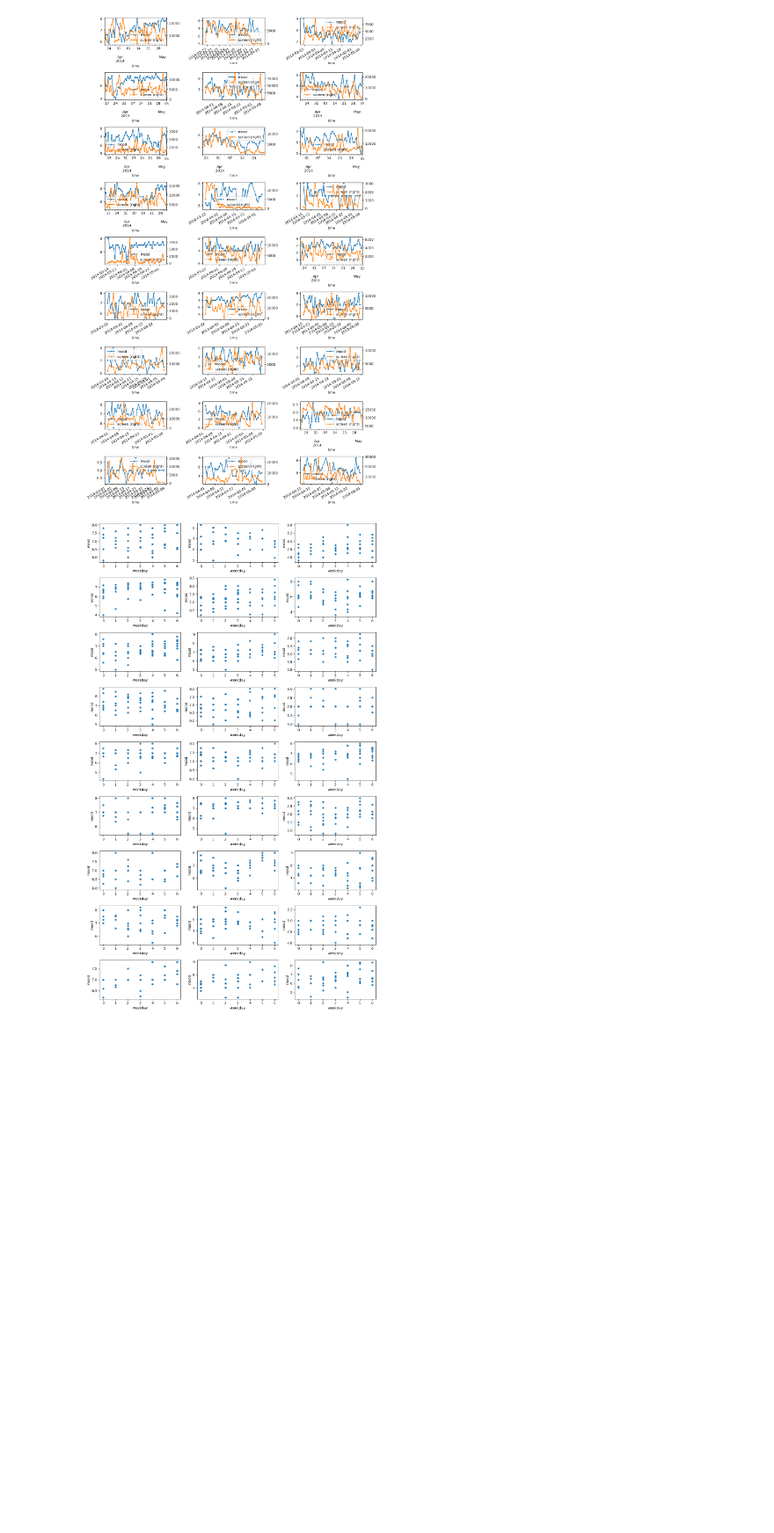
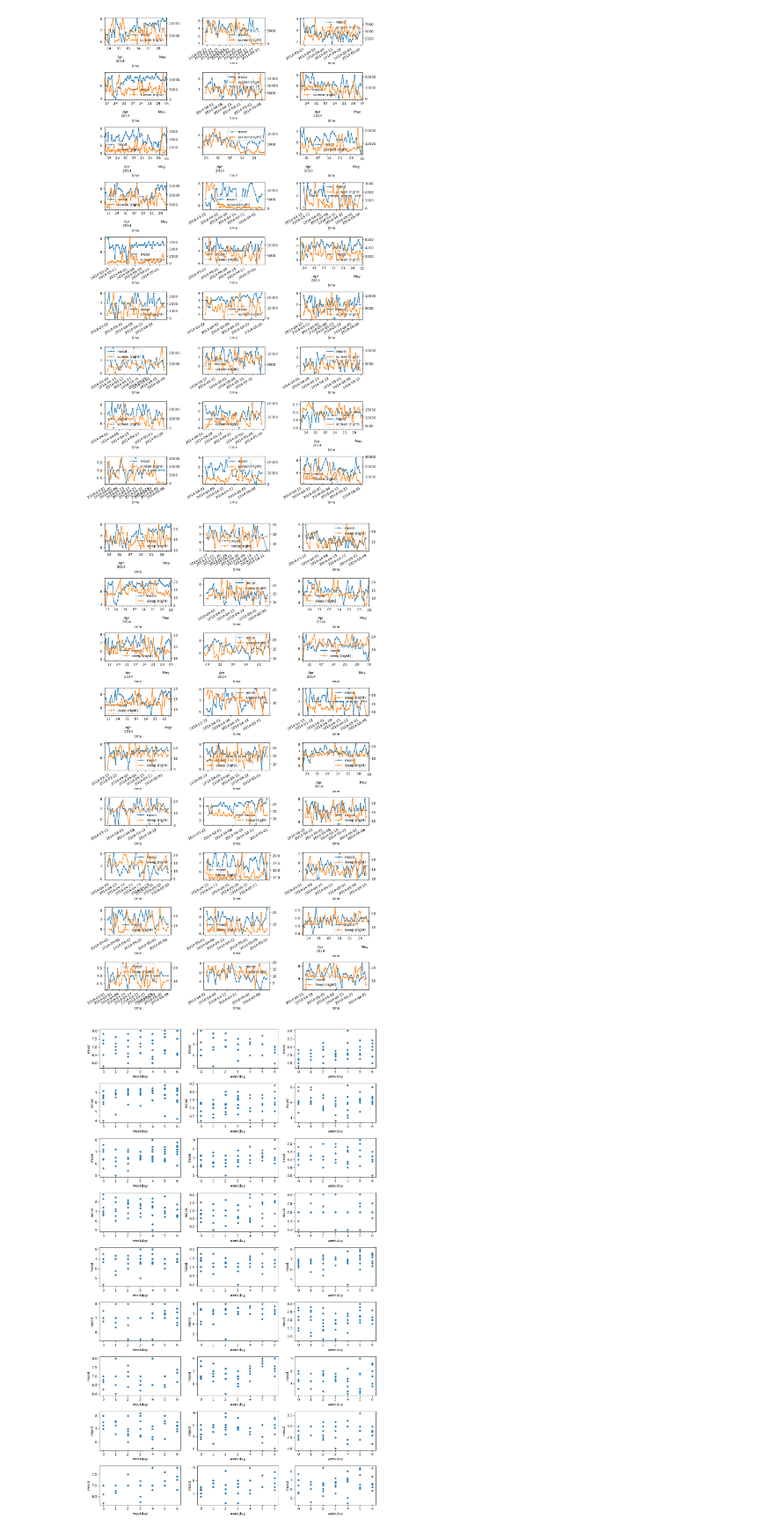
Before and after one commit to PaulHosek/DataMining, a Jupyter notebook: plot_raw_moods.ipynb, the cells around one changed output. Shown at 88% size. Drawn from its saved outputs; the diff is of its cells as text; code cells hidden in the pictures; blank space fills up the shorter version.

```diff
--- a/plot_raw_moods.ipynb
+++ b/plot_raw_moods.ipynb
@@ -70,6 +48,28 @@ for row in range(nrows):
 plt.tight_layout()
 # %% [output]
 [figure]
+# %%
+# plot some data
+nrows = 9
+ncols = 3
+
+fig, axes = plt.subplots(nrows, ncols, figsize = [12, 20])
+
+counter = 0
+for row in range(nrows):
+    for col in range(ncols):
+        processed_dfs[counter].plot(y='mood', use_index = True, ax = axes[row, col], marker = '.')
+        processed_dfs[counter].plot(y='sleep', use_index = True, ax = axes[row, col], secondary_y=True, marker = '.')
+        counter += 1
+
+        if counter >= len(processed_dfs):
+            break
+    if counter >= len(processed_dfs):
+            break
+
+plt.tight_layout()
+# %% [output]
+[figure, added]
 # %%
 # plot some data
 nrows = 9
```
Also changed, not shown: parts of 2 cells of this notebook, 56 other files.
